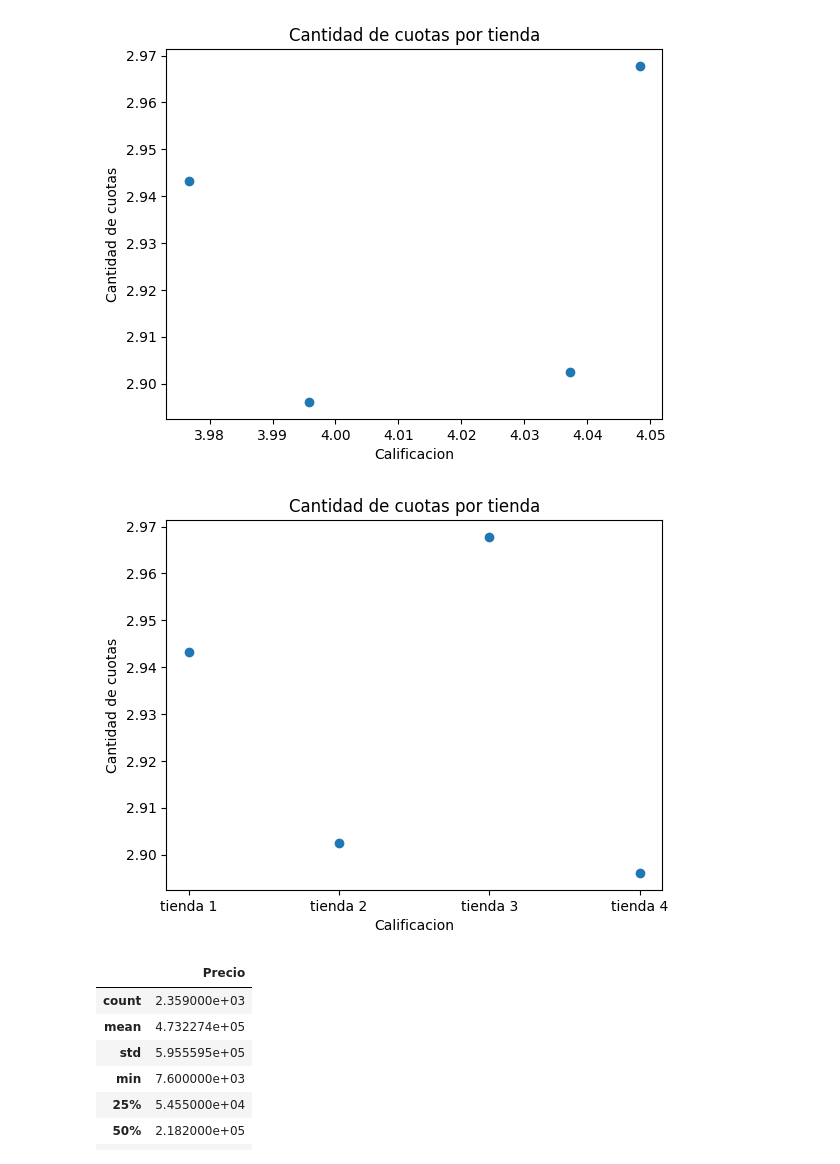
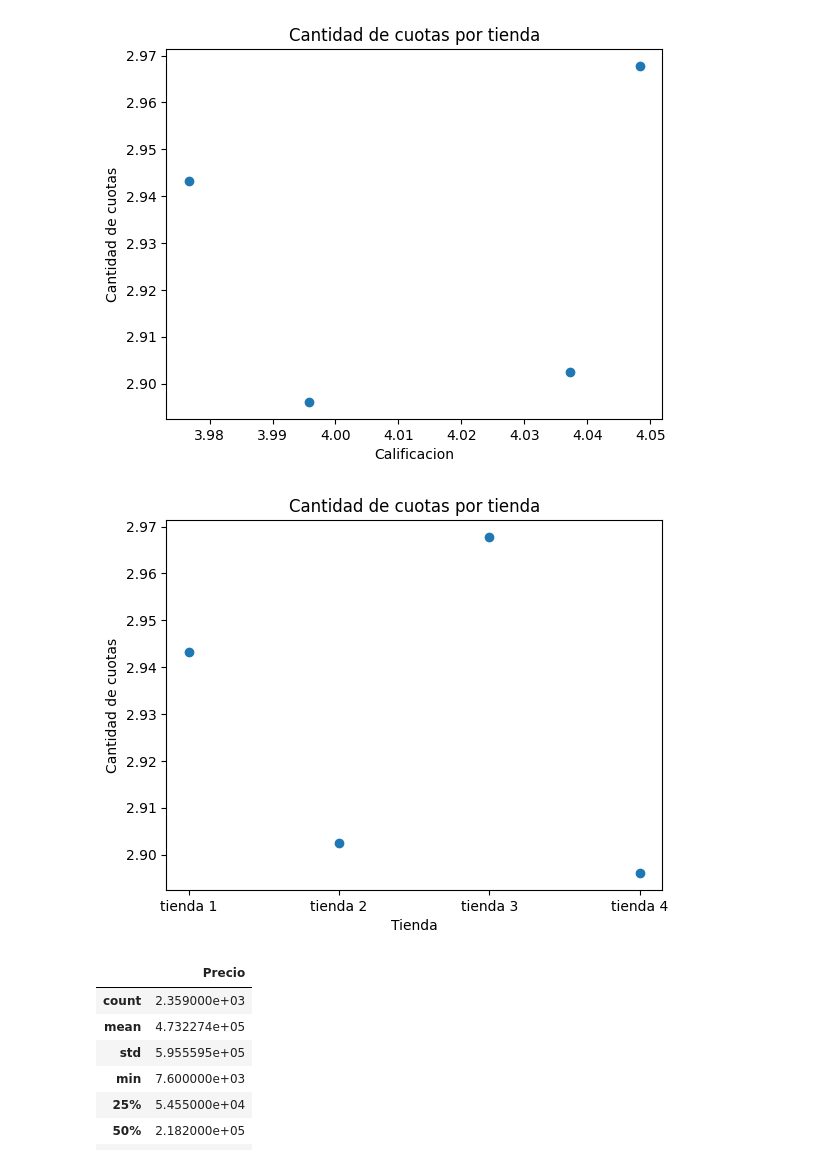
Before and after one commit to danixf241218/challenge1_data_science_latam_tiendas, a Jupyter notebook: scriptAnalisis/AluraStoreLatam.ipynb, the cells around one changed output. Drawn from its saved outputs; the diff is of its cells as text; code cells hidden in the pictures.

Commit message:
Se agregan los archivos de proyecto de tiendas

```diff
--- a/scriptAnalisis/AluraStoreLatam.ipynb
+++ b/scriptAnalisis/AluraStoreLatam.ipynb
@@ -246,12 +246,12 @@ plt.show()
 [figure]
 # %%
 plt.scatter(tiendas, cuotas)
-plt.xlabel('Calificacion')
+plt.xlabel('Tienda')
 plt.ylabel('Cantidad de cuotas')
 plt.title('Cantidad de cuotas por tienda')
 plt.show()
 # %% [output]
-[figure, old version]
+[figure, new version]
 # %%
 tienda2['Precio'].describe()
 # %% [output]
```
Also changed, not shown: 1 other file.
